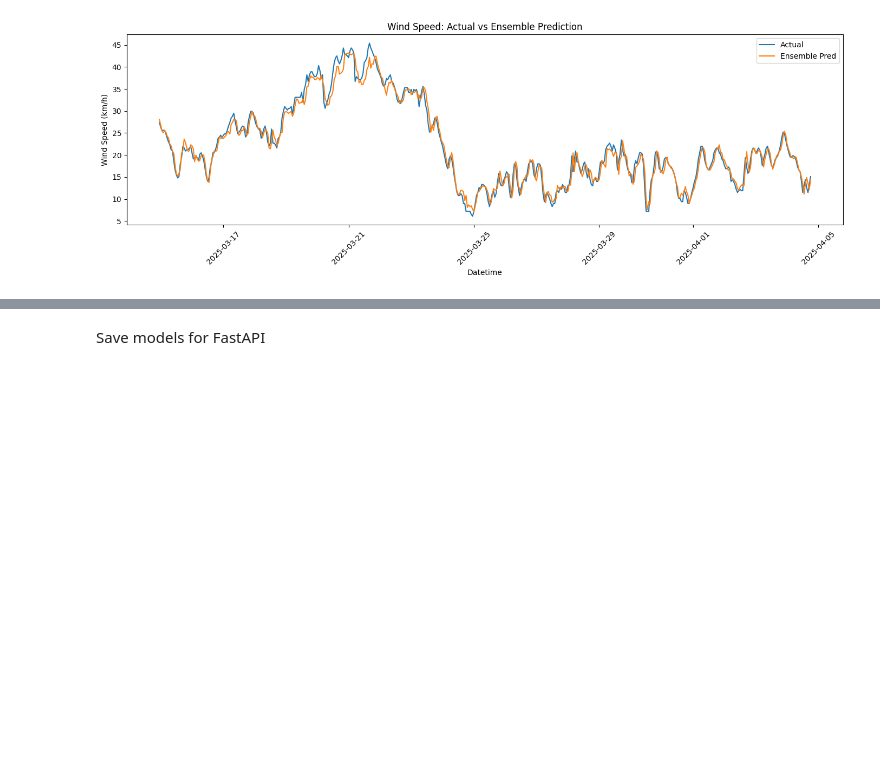
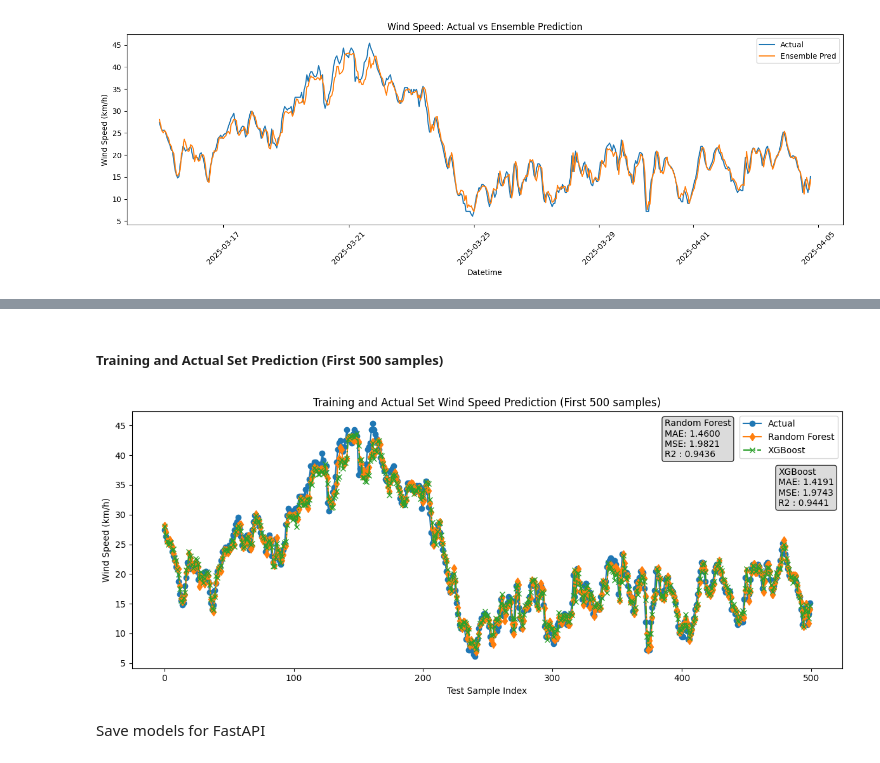
Before and after one commit to P3NGU1N33/BSCpE_Thesis, a Jupyter notebook: training/windspeed_ml.ipynb, the cells around one changed output, grey strips where cells are left out. Cells and saved outputs as stored; diff of their text form; code cells hidden in the pictures; blank space fills up the shorter version.

```diff
--- a/training/windspeed_ml.ipynb
+++ b/training/windspeed_ml.ipynb
@@ -239,3 +330,65 @@ plt.show()
+# %% [markdown]
+##### Training and Actual Set Prediction (First 500 samples)
+# %%
+metrics_text_rf = (
+       f"Random Forest\n"
+       f"MAE: {mae_rf:.4f}\n"
+       f"MSE: {mse_rf:.4f}\n"
+       f"R2 : {r2_rf:.4f}"
+)
+
+metrics_text_xgb = (
+       f"XGBoost\n"
+       f"MAE: {mae_xgb:.4f}\n"
+       f"MSE: {mse_xgb:.4f}\n"
+       f"R2 : {r2_xgb:.4f}"
+)
+
+plt.figure(figsize=(12,5))
+plot_n = 500  # show first 500 test points
+
+plt.plot(
+    range(plot_n),
+    results["actual_windspeed"][:plot_n], "o-",
+    label="Actual"
+)
+
+plt.plot(
+    range(plot_n),
+    results["rf_pred"][:plot_n], "d-",
+    label=f"Random Forest"
+)
+
+plt.plot(
+    range(plot_n),
+    results["xgb_pred"][:plot_n], "x-.",
+    label=f"XGBoost"
+)
+
+
+plt.title("Training and Actual Set Wind Speed Prediction (First 500 samples)")
+plt.xlabel("Test Sample Index")
+plt.ylabel("Wind Speed (km/h)")
+plt.legend( loc = "upper right" )
+# Metrics box (top-left)
+plt.text(
+    0.75, 0.97, metrics_text_rf,
+    transform=plt.gca().transAxes,
+    fontsize=10,
+    verticalalignment='top',
+    bbox=dict(boxstyle="round", facecolor="lightgray", alpha=0.8)
+)
+plt.text(
+    0.91, 0.78, metrics_text_xgb,
+    transform=plt.gca().transAxes,
+    fontsize=10,
+    verticalalignment='top',
+    bbox=dict(boxstyle="round", facecolor="lightgray", alpha=0.8)
+)
+plt.tight_layout()
+plt.show()
+# %% [output]
+[figure, added]
 # %% [markdown]
 Save models for FastAPI
 # %%
```
Also changed, not shown: parts of 15 cells of this notebook, 2 other files.
